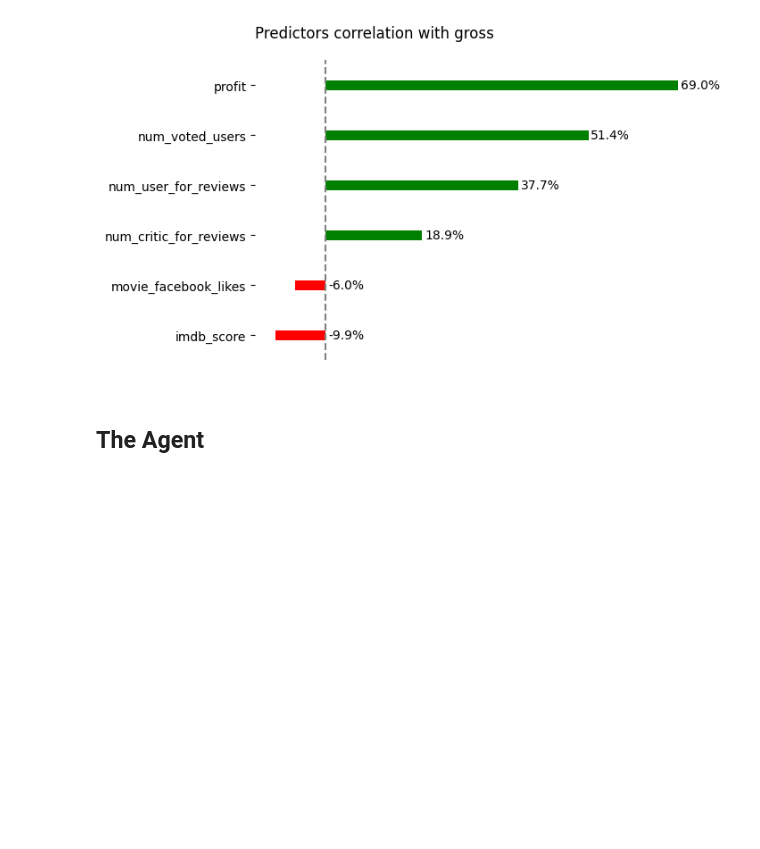
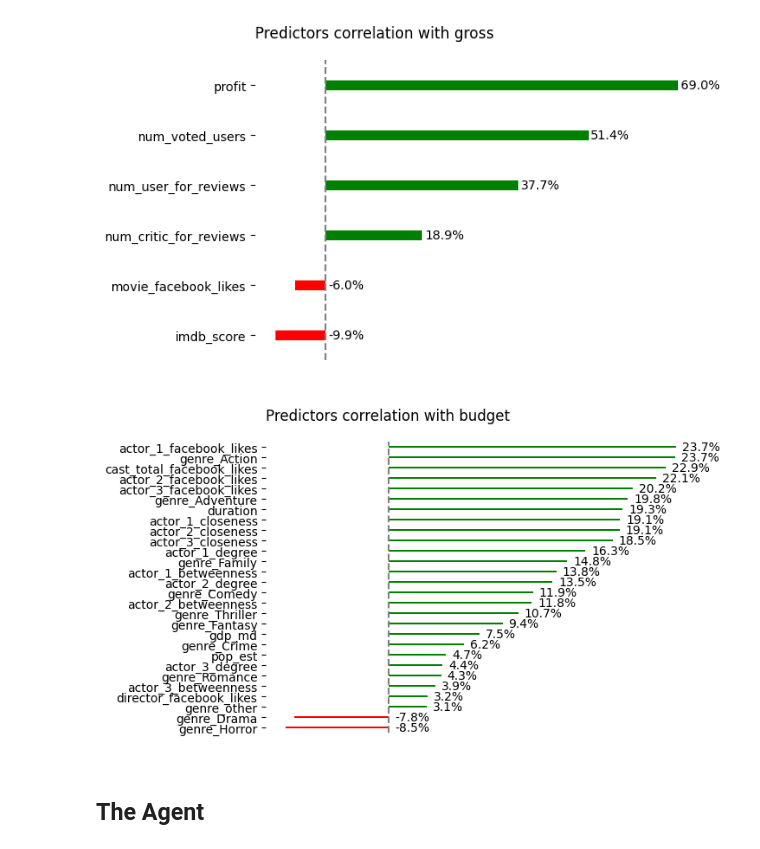
Before and after one commit to MathieuDemarets/hackathon, a Jupyter notebook: scripts/movie_cfo.ipynb, the cells around one changed output. Drawn from its saved outputs; the diff is of its cells as text; code cells hidden in the pictures; blank space fills up the shorter version.

```diff
--- a/scripts/movie_cfo.ipynb
+++ b/scripts/movie_cfo.ipynb
@@ -466,6 +681,15 @@ _ = steve.get_correlation(
 # %% [output]
 [figure]
 [figure]
+# %%
+keep = list(steve.full[steve.pred_columns].dtypes.isin(["int64", "bool", "float64"]).values)
+col_to_keep = [col for col, keep in zip(steve.pred_columns, keep) if keep and col != "budget"]
+
+_ = steve.get_correlation(
+    predictors=col_to_keep,
+    target="budget", plot=True)
+# %% [output]
+[figure, added]
 # %% [markdown]
 ## The Agent
 # %%
```
Also changed, not shown: parts of 14 cells of this notebook, 5 other files.
